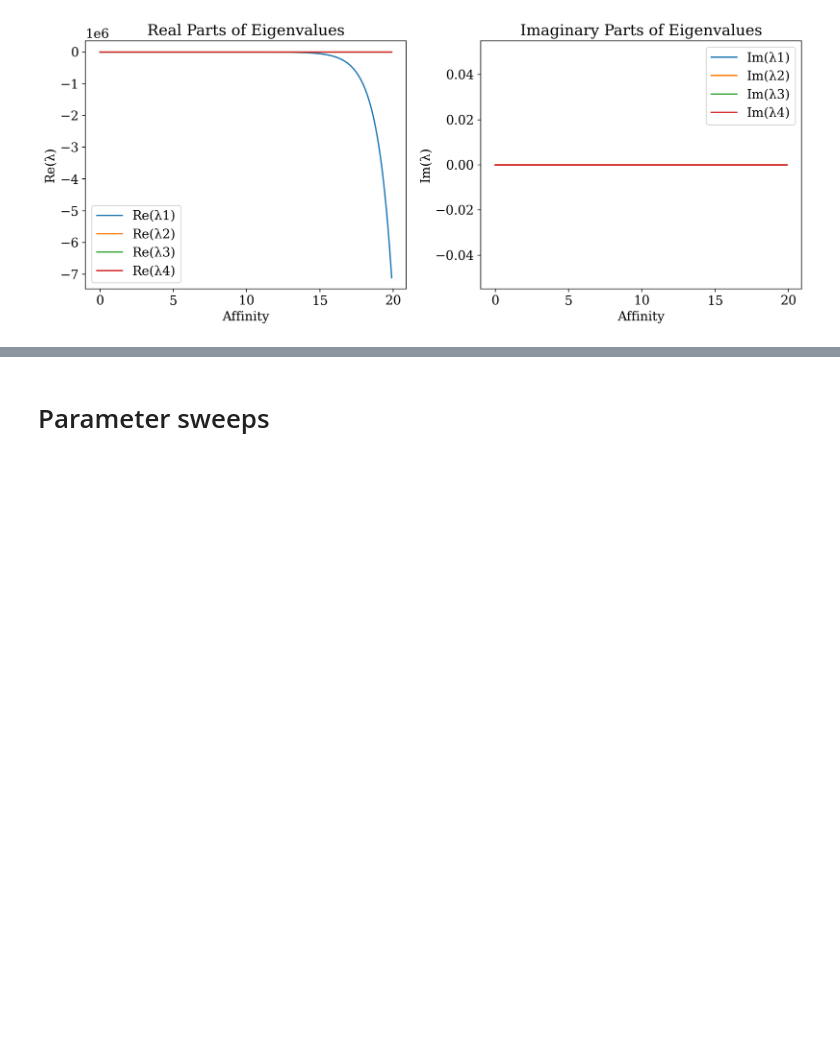
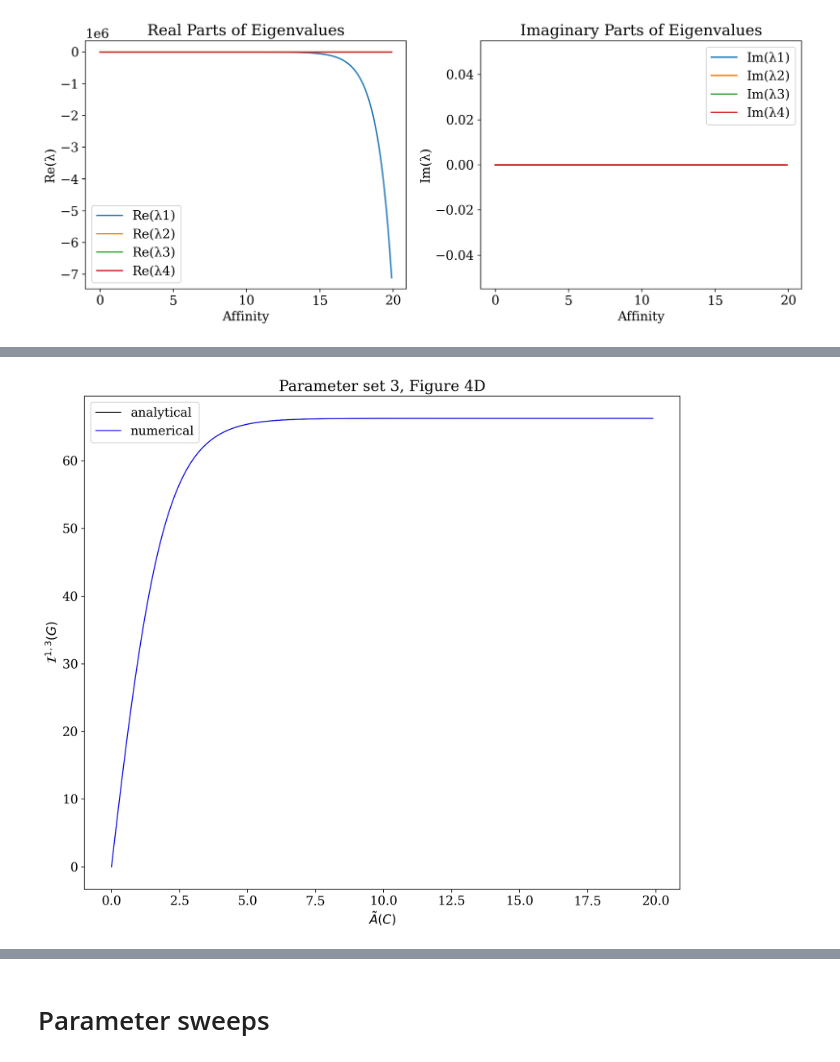
Before and after one commit to sjhaque14/steinberg-signature, a Jupyter notebook: k4'_analytical.ipynb, the cells around one changed output, grey strips where cells are left out. Saved outputs shown, nothing was run; the diff lists cells and outputs as text; code cells hidden in the pictures; blank space fills up the shorter version.

```diff
--- a/k4'_analytical.ipynb
+++ b/k4'_analytical.ipynb
@@ -630,7 +433,7 @@ for i in tqdm(range(0,N)):
     affinities_c1[i] = aff_c1
     affinities_c2[i] = aff_c2
 
-    tau,tau_max = define_tau_range(lap, max_points=500, cap_factor=10.0)
+    tau,tau_max = define_tau_range(lap, max_points=500, cap_factor=10.0, tau_cap=1500.0)
     a_13, a_31 = asymmetric_autocorrelation(signal, lap, tau)
 
     numerical_areas[i] = numerical_area(a_13, a_31, tau)
@@ -779,7 +582,7 @@ for i in tqdm(range(0,N)):
     affinities_c1[i] = aff_c1
     affinities_c2[i] = aff_c2
 
-    tau,tau_max = define_tau_range(lap, max_points=500, cap_factor=10.0)
+    tau,tau_max = define_tau_range(lap, max_points=500, cap_factor=10.0, tau_cap=1000.0)
     a_13, a_31 = asymmetric_autocorrelation(signal, lap, tau)
 
     numerical_areas[i] = numerical_area(a_13, a_31, tau)
@@ -860,0 +796,12 @@ plt.show()
+# %%
+# Steinberg curve plot
+plt.plot(np.abs(affinities_c1),analytical_areas,linewidth=1, color= 'black',label='analytical')
+plt.plot(np.abs(affinities_c1),numerical_areas,linewidth=1, color= 'blue',label='numerical')
+plt.xlabel(r"$\tilde{A}(C)$")
+plt.ylabel(r"$\mathcal{I}^{1,3}(G)$")
+plt.title("Parameter set 3, Figure 4D")
+plt.legend()
+plt.savefig("k21_fig4d_FINAL.pdf")
+plt.show()
+# %% [output]
+[figure, added]
```
Also changed, not shown: parts of 16 cells of this notebook, 16 other files.
